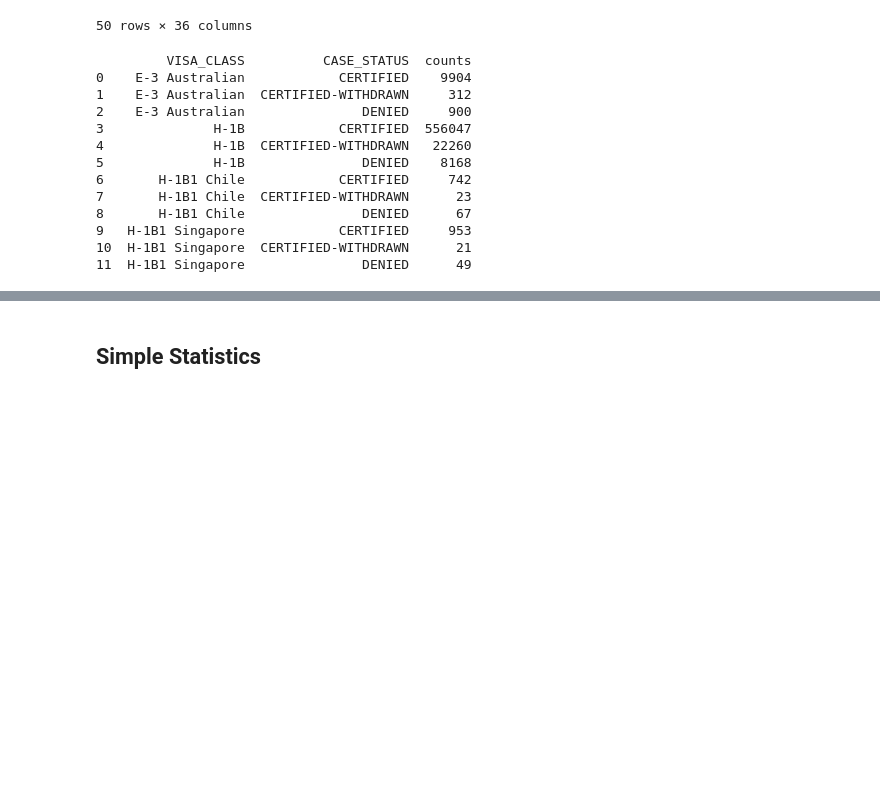
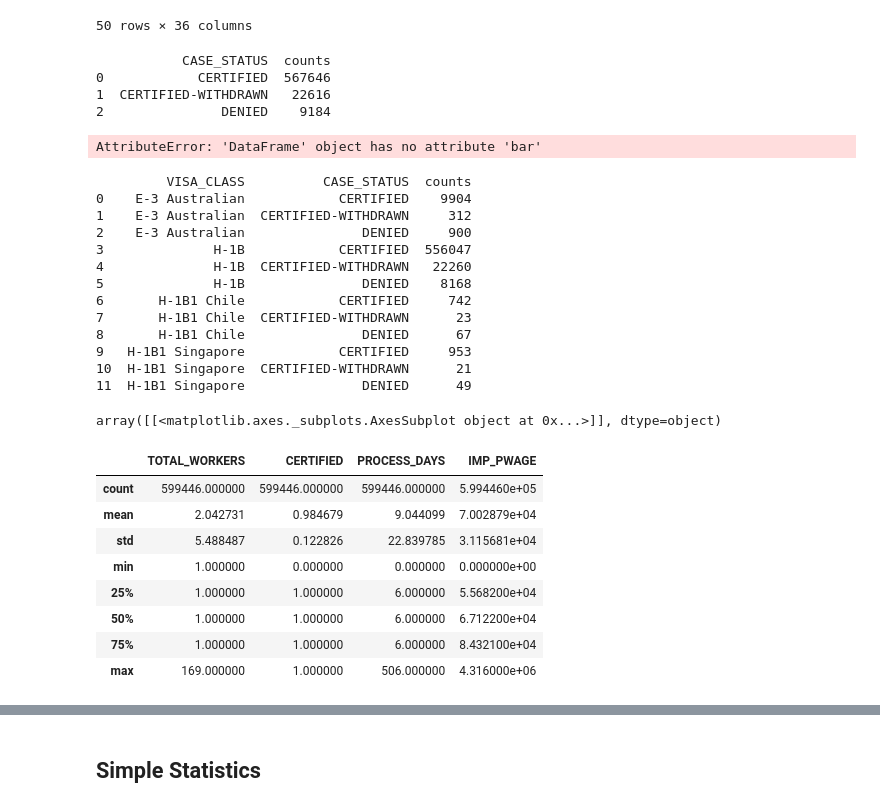
Before and after one commit to adelial/DM_TeamProject, a Jupyter notebook: H1Visa_TeamProject.ipynb, the cells around one changed output, grey strips where cells are left out. Saved outputs shown, nothing was run; the diff lists cells and outputs as text; code cells hidden in the pictures; blank space fills up the shorter version.

```diff
--- a/H1Visa_TeamProject.ipynb
+++ b/H1Visa_TeamProject.ipynb
@@ -267,9 +279,20 @@ H1VisaClean_df.head(50)
 | 70 | I-200-16004-004651 | CERTIFIED | 2016-01-07 | 2016-01-13 | H-1B | 2016-01-18 | ... |
 | 71 | I-200-16008-151206 | CERTIFIED | 2016-01-08 | 2016-01-14 | H-1B | 2016-01-15 | ... |
 50 rows × 36 columns
+# %%
+VisaStatus_df = H1VisaClean_df.groupby(['CASE_STATUS']).size().reset_index(name='counts')
+print(VisaStatus_df)
+VisaStatus_df.bar()
+# %% [output]
+           CASE_STATUS  counts
+0            CERTIFIED  567646
+1  CERTIFIED-WITHDRAWN   22616
+2               DENIED    9184
+AttributeError: 'DataFrame' object has no attribute 'bar'
 # %%
 VisaTotals_df = H1VisaClean_df.groupby(['VISA_CLASS', 'CASE_STATUS']).size().reset_index(name='counts')
 print(VisaTotals_df)
+VisaTotals_df.hist()
 # %% [output]
          VISA_CLASS          CASE_STATUS  counts
 0    E-3 Australian            CERTIFIED    9904
@@ -284,3 +307,16 @@ print(VisaTotals_df)
 9   H-1B1 Singapore            CERTIFIED     953
 10  H-1B1 Singapore  CERTIFIED-WITHDRAWN      21
 11  H-1B1 Singapore               DENIED      49
+array([[<matplotlib.axes._subplots.AxesSubplot object at 0x...>]], dtype=object)
+# %%
+H1VisaClean_df.describe()
+# %% [output]
+|  | TOTAL_WORKERS | CERTIFIED | PROCESS_DAYS | IMP_PWAGE |
+| count | 599446.000000 | 599446.000000 | 599446.000000 | 5.994460e+05 |
+| mean | 2.042731 | 0.984679 | 9.044099 | 7.002879e+04 |
+| std | 5.488487 | 0.122826 | 22.839785 | 3.115681e+04 |
+| min | 1.000000 | 0.000000 | 0.000000 | 0.000000e+00 |
+| 25% | 1.000000 | 1.000000 | 6.000000 | 5.568200e+04 |
+| 50% | 1.000000 | 1.000000 | 6.000000 | 6.712200e+04 |
+| 75% | 1.000000 | 1.000000 | 6.000000 | 8.432100e+04 |
+| max | 169.000000 | 1.000000 | 506.000000 | 4.316000e+06 |
```
Also changed, not shown: parts of 13 cells of this notebook.
